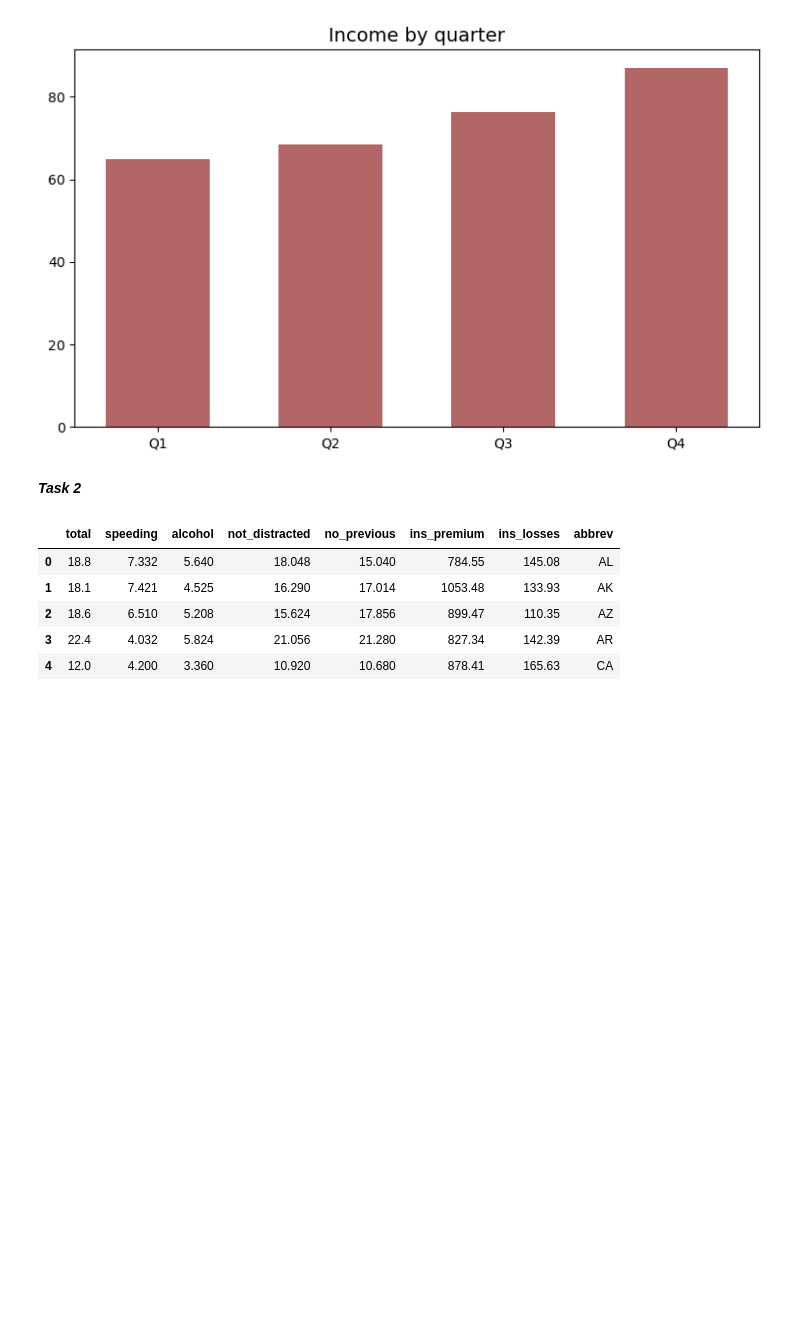
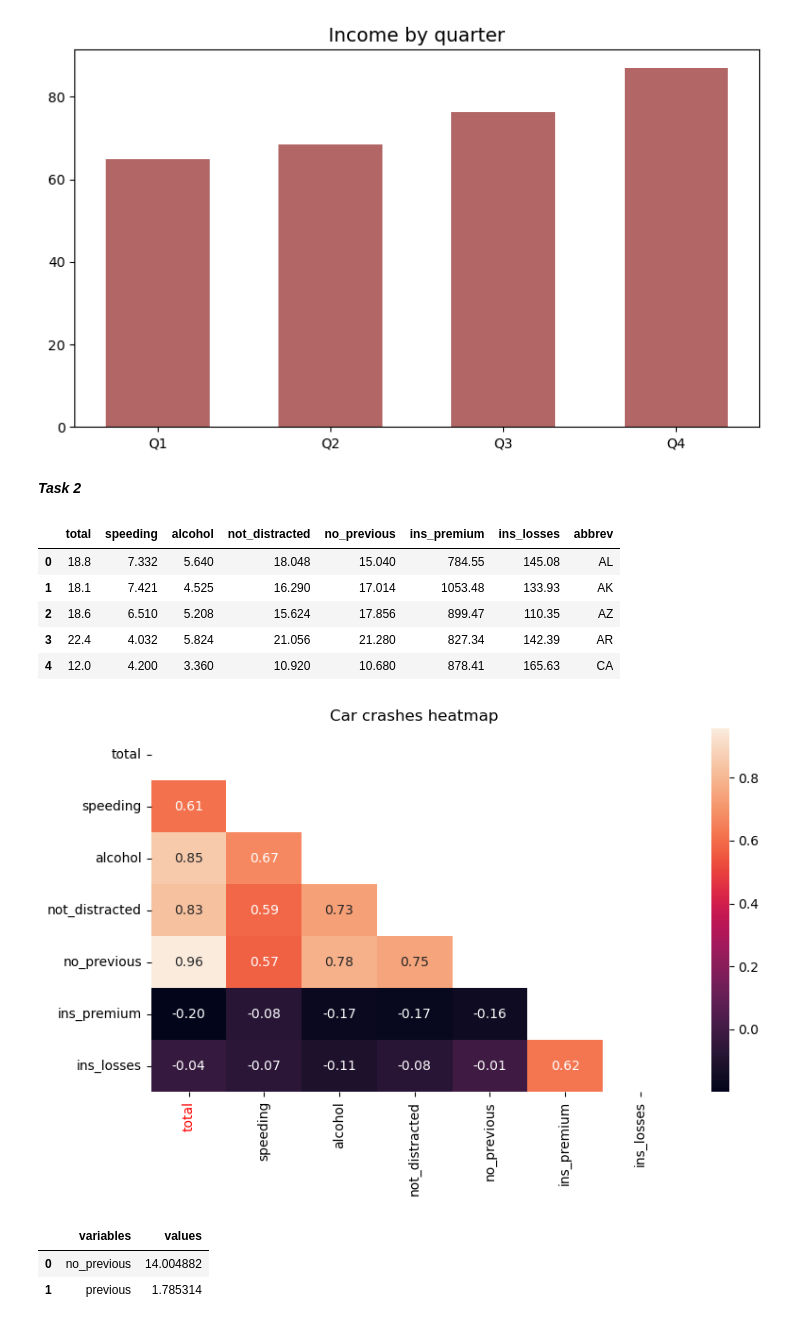
Before and after one commit to Derniska/python_practice_7, a Jupyter notebook: Untitled.ipynb, the cells around one changed output. Drawn from its saved outputs; the diff is of its cells as text; code cells hidden in the pictures; blank space fills up the shorter version.

```diff
--- a/Untitled.ipynb
+++ b/Untitled.ipynb
@@ -72,3 +107,26 @@ car_crashes.head()
 | 2 | 18.6 | 6.510 | 5.208 | 15.624 | 17.856 | 899.47 | 110.35 | AZ |
 | 3 | 22.4 | 4.032 | 5.824 | 21.056 | 21.280 | 827.34 | 142.39 | AR |
 | 4 | 12.0 | 4.200 | 3.360 | 10.920 | 10.680 | 878.41 | 165.63 | CA |
+# %%
+cc_heat = car_crashes.iloc[:, :7]
+mask = np.triu(np.ones_like(cc_heat.corr()))
+# %%
+plt.figure(figsize = (9,5))
+corr_map = sns.heatmap(cc_heat.corr(), annot = True, fmt = '.2f', mask = mask)
+corr_map.get_xticklabels()[0].set_color('red')
+plt.title('Car crashes heatmap')
+plt.show()
+# %% [output]
+[figure, added]
+# %%
+car_crashes['previous'] = car_crashes['total'] - car_crashes['no_previous']
+data = {
+    'variables' : ['no_previous', 'previous'],
+    'values' : [car_crashes['no_previous'].mean(),  car_crashes['previous'].mean() ]
+}
+expl = pd.DataFrame(data)
+expl
+# %% [output]
+|  | variables | values |
+| 0 | no_previous | 14.004882 |
+| 1 | previous | 1.785314 |
```
Also changed, not shown: parts of 21 cells of this notebook.
